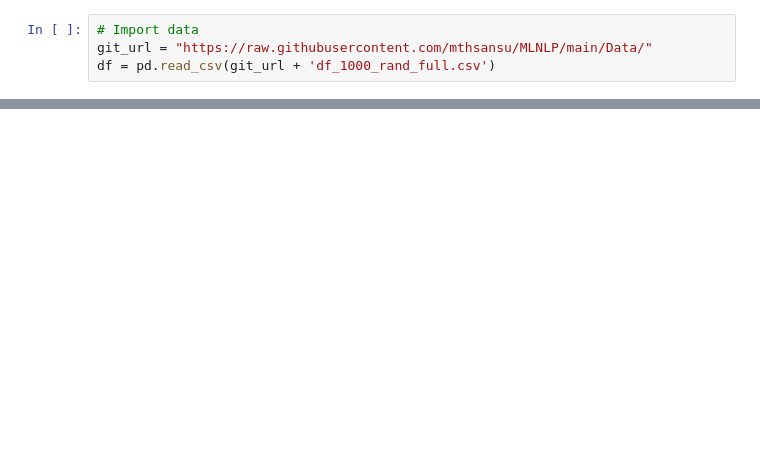
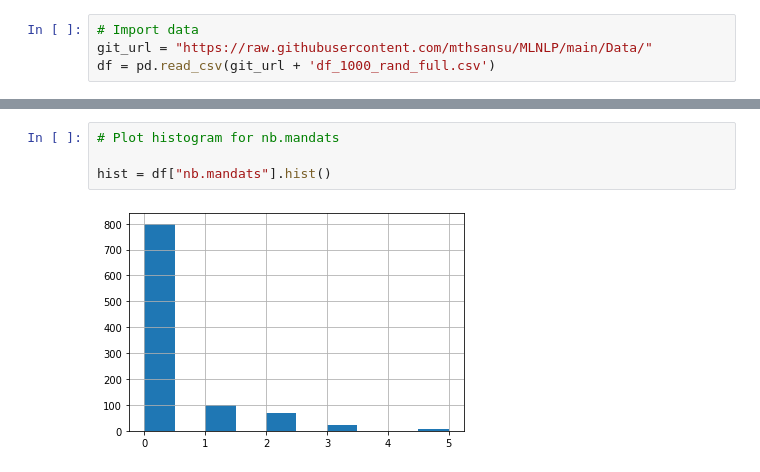
Before and after one commit to mthsansu/MLNLP, a Jupyter notebook: Code/Descriptive_statistics.ipynb, the cells around one changed output, grey strips where cells are left out. Saved outputs shown, nothing was run; the diff lists cells and outputs as text; blank space fills up the shorter version.

```diff
--- a/Code/Descriptive_statistics.ipynb
+++ b/Code/Descriptive_statistics.ipynb
@@ -54,0 +77,6 @@ df.head()
+# %%
+# Plot histogram for nb.mandats
+
+hist = df["nb.mandats"].hist()
+# %% [output]
+[figure, added]
```
Also changed, not shown: parts of 7 cells of this notebook.
